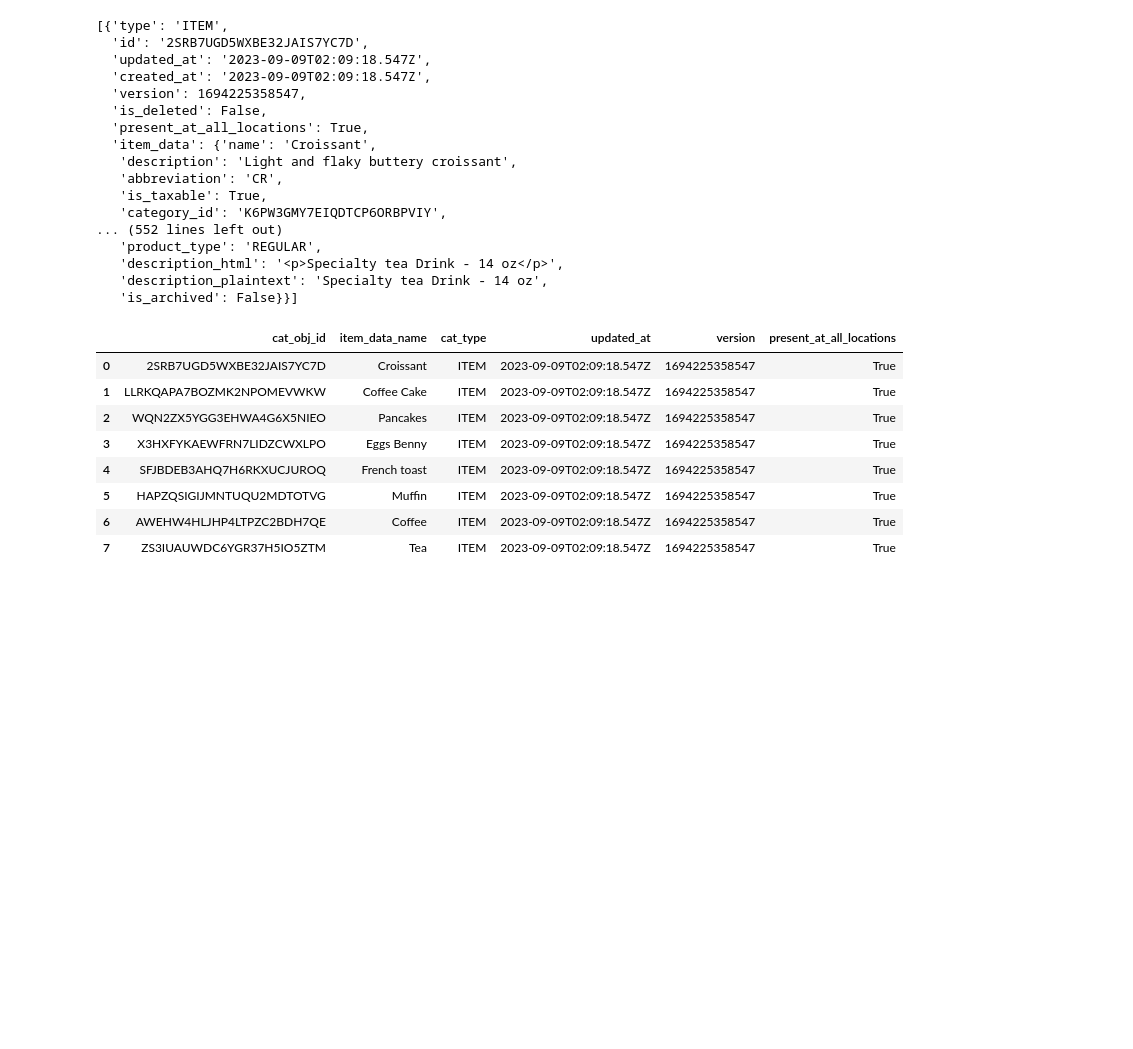
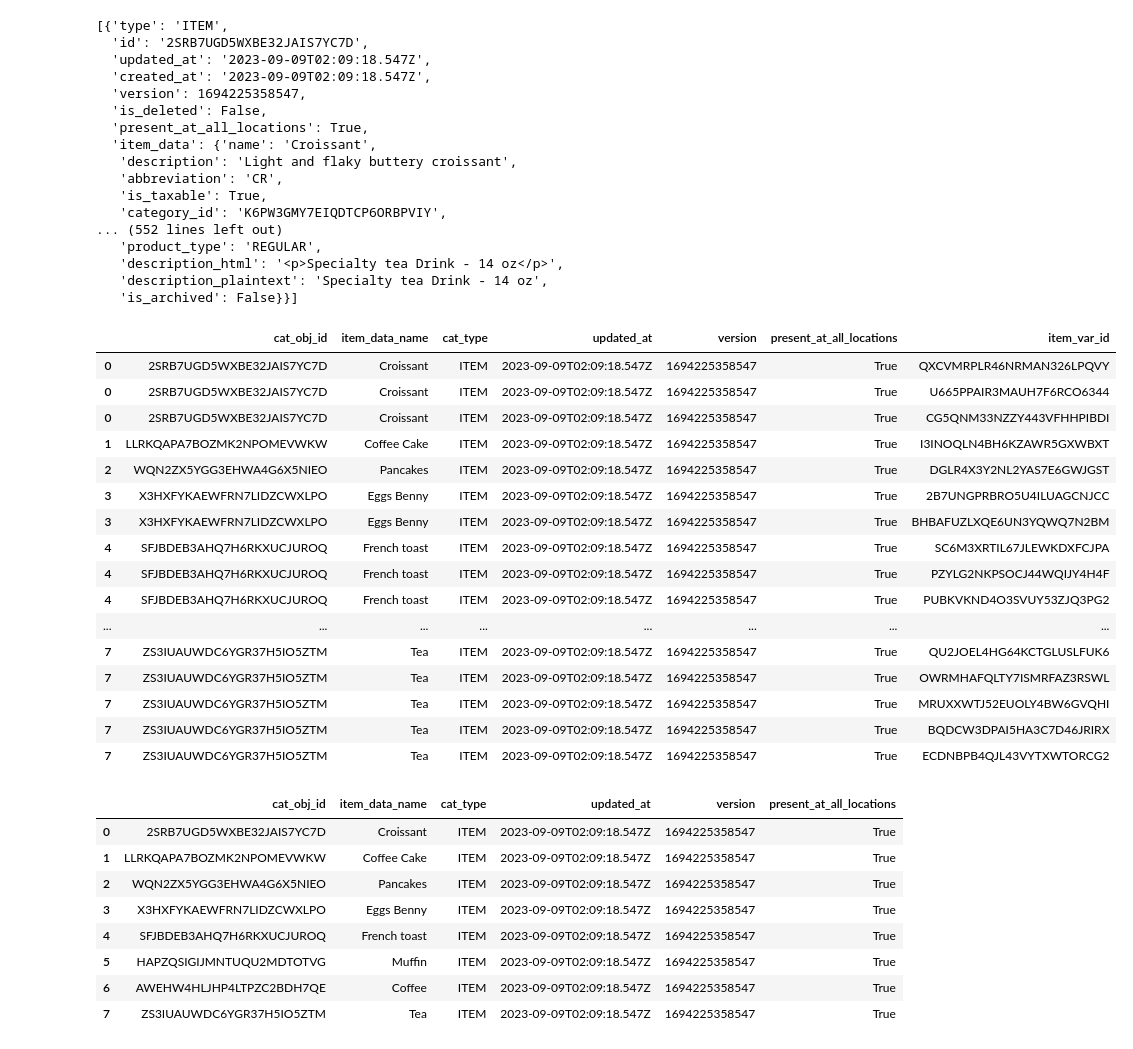
Before and after one commit to djdawkins/squareGoogleAI, a Jupyter notebook: quickstart_py/catalog_api.ipynb, the cells around one changed output. Saved outputs shown, nothing was run; the diff lists cells and outputs as text; code cells hidden in the pictures; blank space fills up the shorter version.

Commit message:
added item var id

```diff
--- a/quickstart_py/catalog_api.ipynb
+++ b/quickstart_py/catalog_api.ipynb
@@ -93,6 +93,49 @@ batch_catalogs_list
    'description_html': '<p>Specialty tea Drink - 14 oz</p>',
    'description_plaintext': 'Specialty tea Drink - 14 oz',
    'is_archived': False}}]
+# %%
+cat_list = []
+for cat in batch_catalogs_list:
+    cat_obj_id = cat["id"]
+    item_data_name = cat["item_data"]["name"]
+    cat_type = cat["type"]
+    updated_at = cat["updated_at"]
+    is_deleted = cat["is_deleted"]
+    version = cat["version"]
+    present_at_all_locations = cat["present_at_all_locations"]
+    item_data = cat.get("item_data").get("variations")
+
+    item_var_id_list = []
+    for item_var in item_data:
+        item_var_id_list.append(item_var["id"])
+
+    cat_list.append((cat_obj_id, item_data_name, cat_type, updated_at, version, present_at_all_locations, item_var_id_list))
+
+
+# create DataFrame using data
+cat_df = pd.DataFrame(cat_list, columns =["cat_obj_id", "item_data_name", "cat_type", "updated_at", "version", "present_at_all_locations", "item_var_id"])
+
+cat_df = cat_df.explode("item_var_id")
+cat_df.to_csv("./graph_data/catolgs.csv", index=False)
+cat_df
+# %% [output]
+|  | cat_obj_id | item_data_name | cat_type | updated_at | version | present_at_all_locations | item_var_id |
+| 0 | 2SRB7UGD5WXBE32JAIS7YC7D | Croissant | ITEM | 2023-09-09T02:09:18.547Z | 1694225358547 | True | QXCVMRPLR46NRMAN326LPQVY |
+| 0 | 2SRB7UGD5WXBE32JAIS7YC7D | Croissant | ITEM | 2023-09-09T02:09:18.547Z | 1694225358547 | True | U665PPAIR3MAUH7F6RCO6344 |
+| 0 | 2SRB7UGD5WXBE32JAIS7YC7D | Croissant | ITEM | 2023-09-09T02:09:18.547Z | 1694225358547 | True | CG5QNM33NZZY443VFHHPIBDI |
+| 1 | LLRKQAPA7BOZMK2NPOMEVWKW | Coffee Cake | ITEM | 2023-09-09T02:09:18.547Z | 1694225358547 | True | I3INOQLN4BH6KZAWR5GXWBXT |
+| 2 | WQN2ZX5YGG3EHWA4G6X5NIEO | Pancakes | ITEM | 2023-09-09T02:09:18.547Z | 1694225358547 | True | DGLR4X3Y2NL2YAS7E6GWJGST |
+| 3 | X3HXFYKAEWFRN7LIDZCWXLPO | Eggs Benny | ITEM | 2023-09-09T02:09:18.547Z | 1694225358547 | True | 2B7UNGPRBRO5U4ILUAGCNJCC |
+| 3 | X3HXFYKAEWFRN7LIDZCWXLPO | Eggs Benny | ITEM | 2023-09-09T02:09:18.547Z | 1694225358547 | True | BHBAFUZLXQE6UN3YQWQ7N2BM |
+| 4 | SFJBDEB3AHQ7H6RKXUCJUROQ | French toast | ITEM | 2023-09-09T02:09:18.547Z | 1694225358547 | True | SC6M3XRTIL67JLEWKDXFCJPA |
+| 4 | SFJBDEB3AHQ7H6RKXUCJUROQ | French toast | ITEM | 2023-09-09T02:09:18.547Z | 1694225358547 | True | PZYLG2NKPSOCJ44WQIJY4H4F |
+| 4 | SFJBDEB3AHQ7H6RKXUCJUROQ | French toast | ITEM | 2023-09-09T02:09:18.547Z | 1694225358547 | True | PUBKVKND4O3SVUY53ZJQ3PG2 |
+| ... | ... | ... | ... | ... | ... | ... | ... |
+| 7 | ZS3IUAUWDC6YGR37H5IO5ZTM | Tea | ITEM | 2023-09-09T02:09:18.547Z | 1694225358547 | True | QU2JOEL4HG64KCTGLUSLFUK6 |
+| 7 | ZS3IUAUWDC6YGR37H5IO5ZTM | Tea | ITEM | 2023-09-09T02:09:18.547Z | 1694225358547 | True | OWRMHAFQLTY7ISMRFAZ3RSWL |
+| 7 | ZS3IUAUWDC6YGR37H5IO5ZTM | Tea | ITEM | 2023-09-09T02:09:18.547Z | 1694225358547 | True | MRUXXWTJ52EUOLY4BW6GVQHI |
+| 7 | ZS3IUAUWDC6YGR37H5IO5ZTM | Tea | ITEM | 2023-09-09T02:09:18.547Z | 1694225358547 | True | BQDCW3DPAI5HA3C7D46JRIRX |
+| 7 | ZS3IUAUWDC6YGR37H5IO5ZTM | Tea | ITEM | 2023-09-09T02:09:18.547Z | 1694225358547 | True | ECDNBPB4QJL43VYTXWTORCG2 |
 # %%
 cat_list = []
 for cat in batch_catalogs_list:
```
